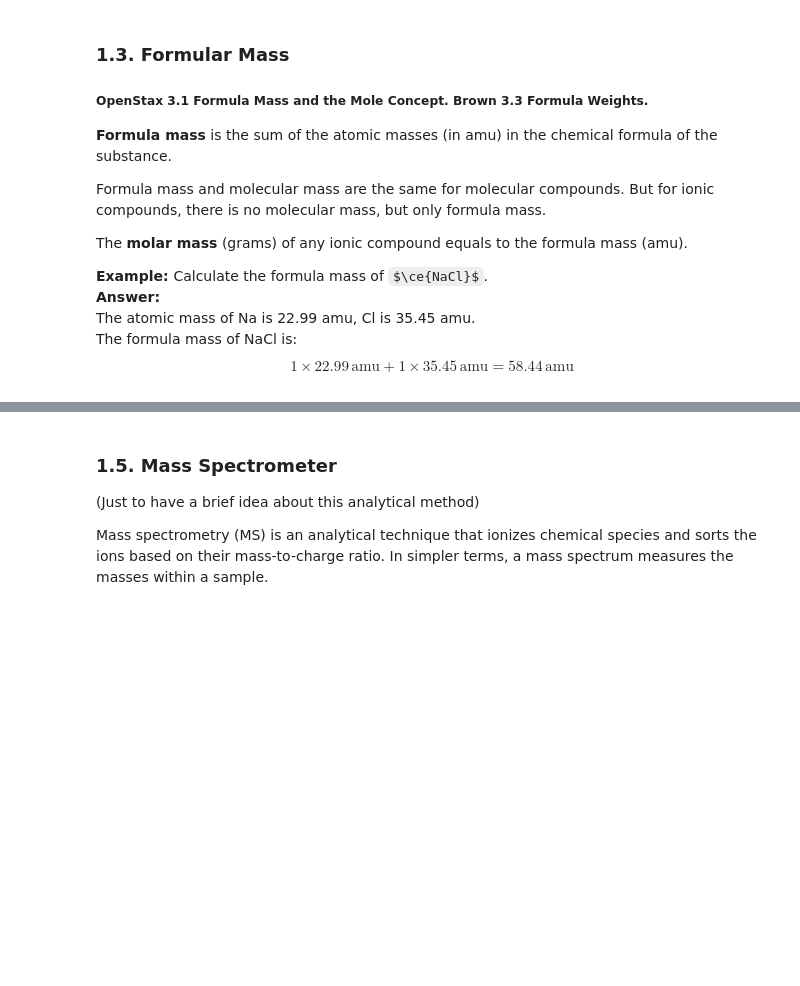
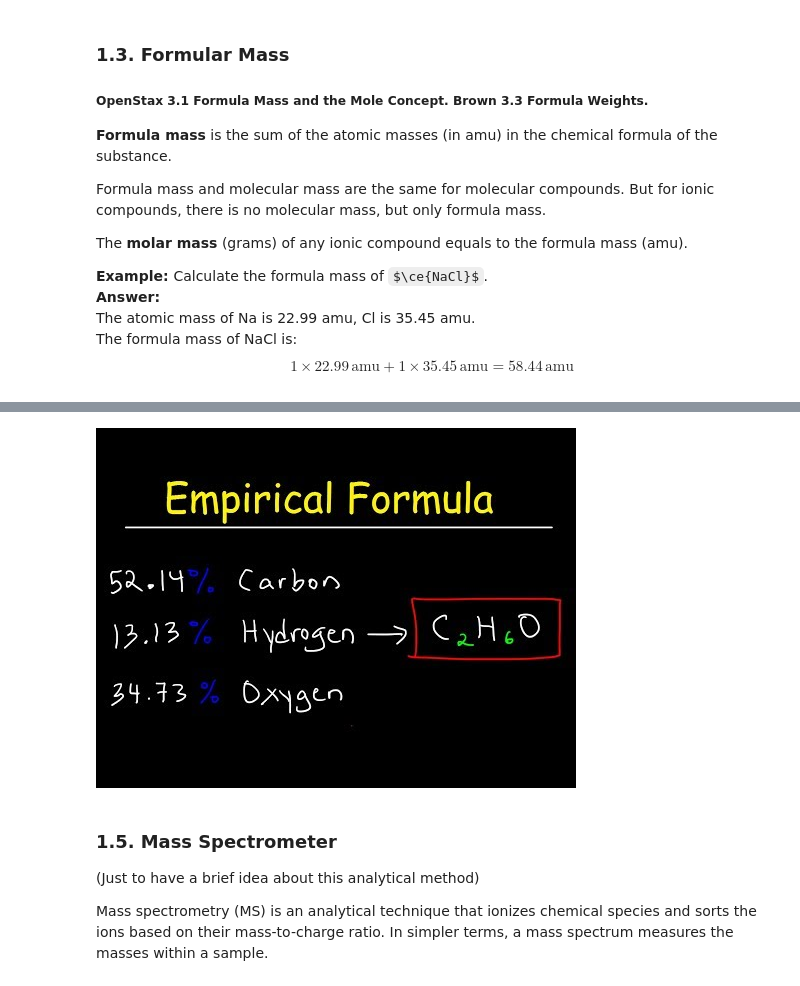
Before and after one commit to wangyu16/GeneralChemistry, a Jupyter notebook: Chapter 03. Stoichiometry.ipynb, the cells around one changed output, grey strips where cells are left out. Saved outputs shown, nothing was run; the diff lists cells and outputs as text; code cells hidden in the pictures; some formulas as TeX source; blank space fills up the shorter version.

```diff
--- a/Chapter 03. Stoichiometry.ipynb
+++ b/Chapter 03. Stoichiometry.ipynb
@@ -136,6 +144,14 @@ $$\text{moles of}\,\ce{O} = 4.0\,\text{g}\,\ce{O}\times\frac{1\,\text{mol}\,\ce{
 Divide by $0.25\,\text{mol}$, get the ratio of each element. The empirical formula of ethanol is $\ce{C2H6O}$.
 
 </div>
+# %%
+from IPython.display import YouTubeVideo
+YouTubeVideo("JeSSucG-CVw", width=700, height=550)
+
+# Watch the following video for a better understanding
+# on how to get empirical forumlas from percent composition.
+# %% [output]
+[figure, added]
 # %% [markdown]
 ### 1.5. Mass Spectrometer
 
```
Also changed, not shown: parts of 4 cells of this notebook.
